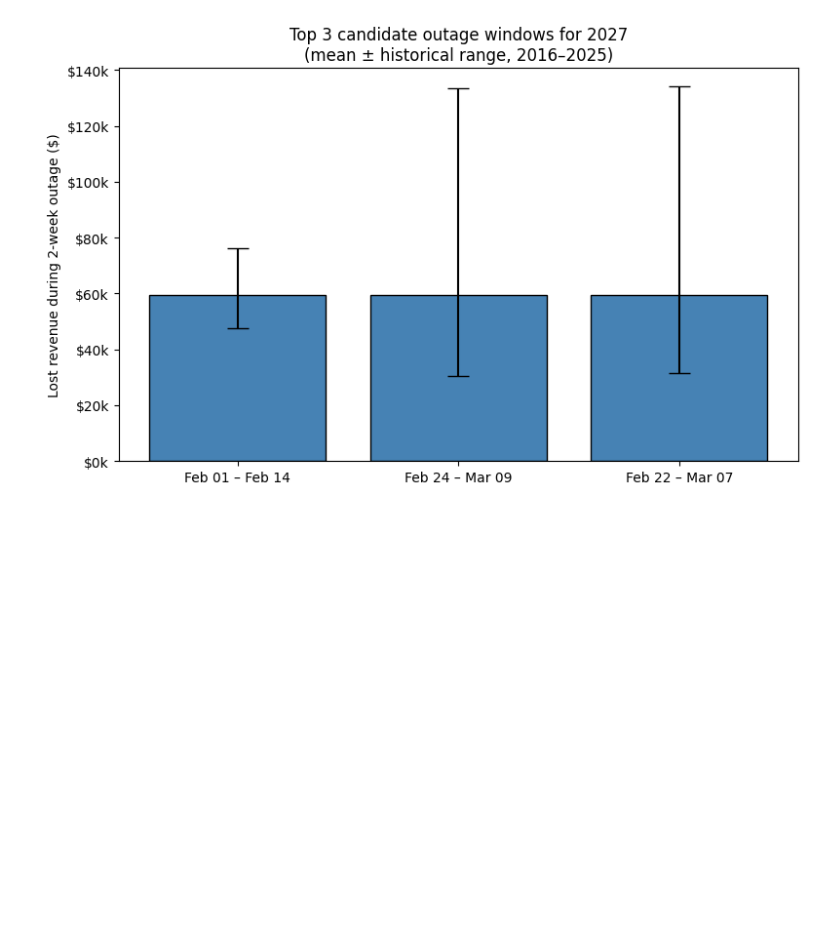
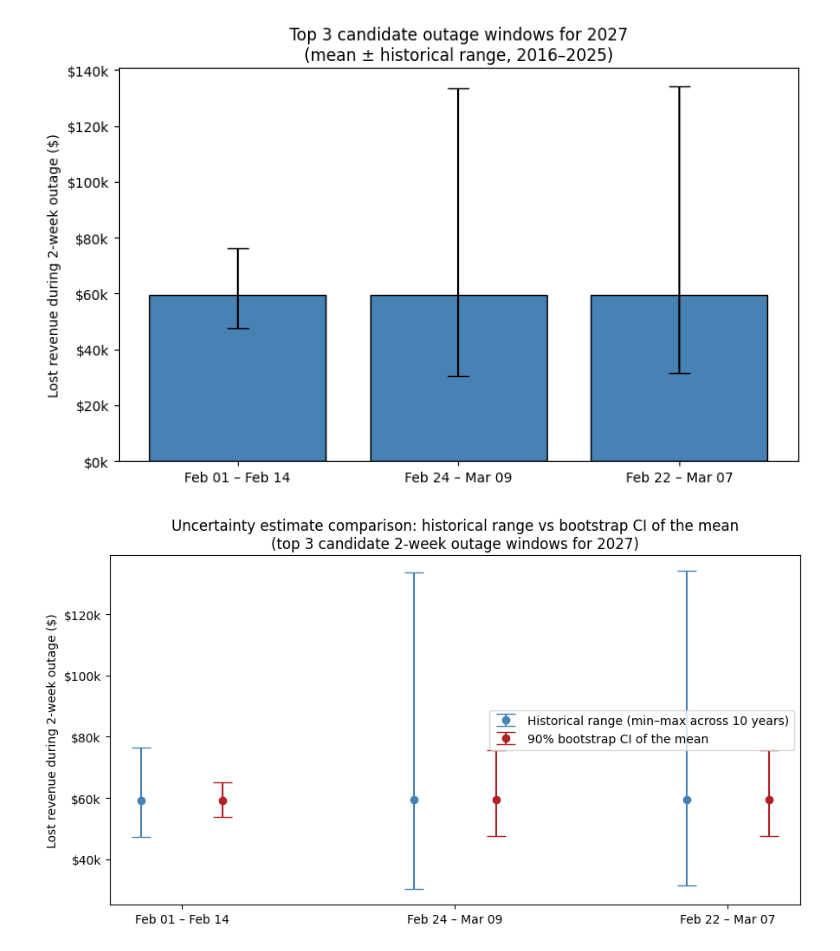
Before and after one commit to ohmygodjustload/DataScienceProblem, a Jupyter notebook: notebooks/analysis.ipynb, the cells around one changed output. Drawn from its saved outputs; the diff is of its cells as text; code cells hidden in the pictures; blank space fills up the shorter version.

Commit message:
add bootstrap CI for example

```diff
--- a/notebooks/analysis.ipynb
+++ b/notebooks/analysis.ipynb
@@ -226,3 +226,59 @@ plt.tight_layout()
 plt.show()
 # %% [output]
 [figure]
+# %%
+import numpy as np
+import matplotlib.pyplot as plt
+
+rng = np.random.default_rng(seed=42)
+n_boot = 1000
+
+labels, means = [], []
+mm_lower, mm_upper = [], []
+boot_lower, boot_upper = [], []
+
+for _, row in top3.iterrows():
+    md = row["month_day"]
+
+    years_data = daily_full.loc[daily_full["month_day"] == md, "window_revenue"].values
+
+    resamples = rng.choice(years_data, size=(n_boot, len(years_data)), replace=True)
+    boot_means = resamples.mean(axis=1)
+    ci_lo, ci_hi = np.percentile(boot_means, [5, 95])
+
+    start, end = month_day_to_2027(md)
+    labels.append(f"{start:%b %d} – {end:%b %d}")
+    means.append(row["mean"])
+
+    mm_lower.append(row["mean"] - row["min"])
+    mm_upper.append(row["max"] - row["mean"])
+    boot_lower.append(row["mean"] - ci_lo)
+    boot_upper.append(ci_hi - row["mean"])
+
+x = np.arange(len(labels))
+offset = 0.15
+
+fig, ax = plt.subplots(figsize=(9, 5))
+ax.errorbar(
+    x - offset, means, yerr=[mm_lower, mm_upper],
+    fmt="o", capsize=8, color="steelblue",
+    label="Historical range (min–max across 10 years)",
+)
+ax.errorbar(
+    x + offset, means, yerr=[boot_lower, boot_upper],
+    fmt="o", capsize=8, color="firebrick",
+    label="90% bootstrap CI of the mean",
+)
+ax.set_xticks(x)
+ax.set_xticklabels(labels)
+ax.set_ylabel("Lost revenue during 2-week outage ($)")
+ax.set_title(
+    "Uncertainty estimate comparison: historical range vs bootstrap CI of the mean\n"
+    "(top 3 candidate 2-week outage windows for 2027)"
+)
+ax.yaxis.set_major_formatter(plt.FuncFormatter(lambda v, _: f"${v/1000:.0f}k"))
+ax.legend()
+plt.tight_layout()
+plt.show()
+# %% [output]
+[figure, added]
```
Also changed, not shown: 1 other file.
